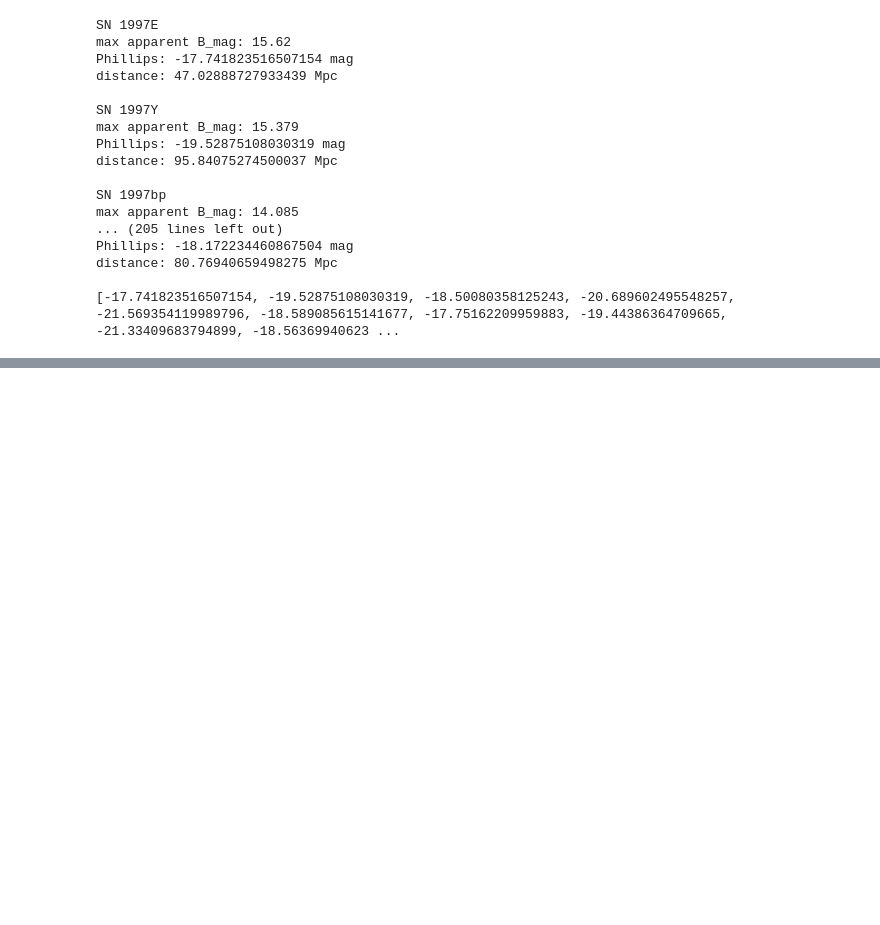
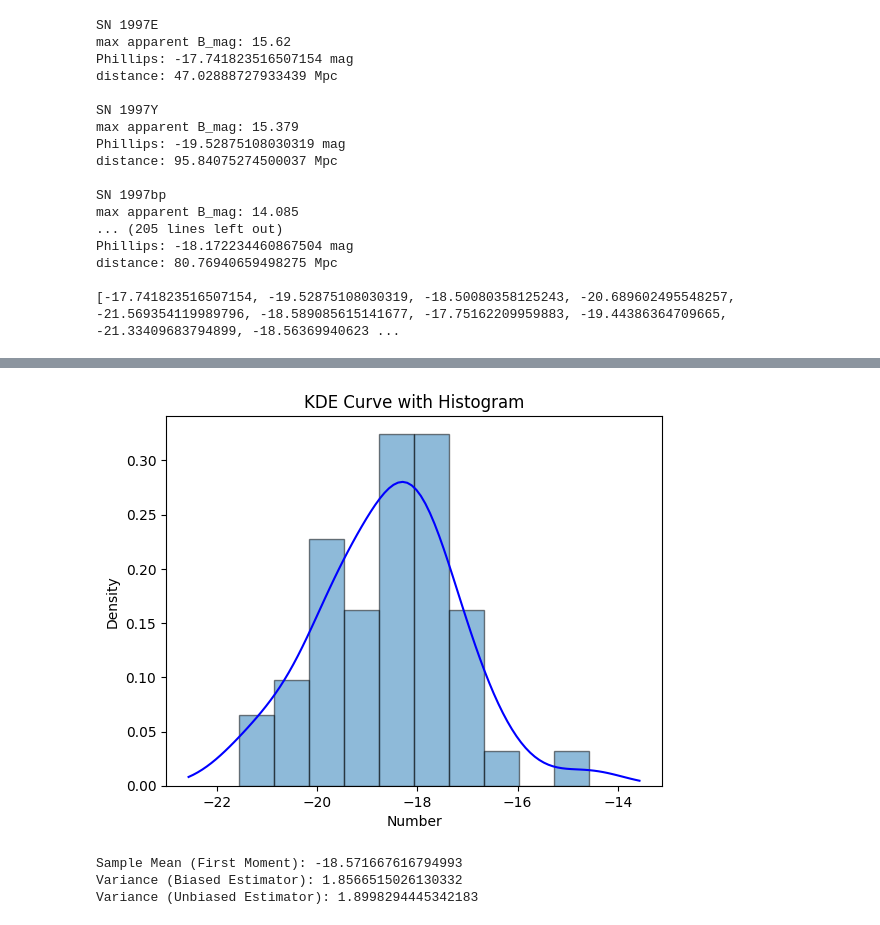
Before and after one commit to ThomasSchallar/statistics, a Jupyter notebook: Phillips-Relation.ipynb, the cells around one changed output, grey strips where cells are left out. Drawn from its saved outputs; the diff is of its cells as text; code cells hidden in the pictures; blank space fills up the shorter version.

```diff
--- a/Phillips-Relation.ipynb
+++ b/Phillips-Relation.ipynb
@@ -102,0 +117,54 @@ distance: 80.76940659498275 Mpc
+# %%
+from scipy.stats import gaussian_kde
+
+# Perform KDE
+kde = gaussian_kde(Mags, bw_method=0.5)
+x_vals = np.linspace(min(Mags) - 1, max(Mags) + 1, 100)
+y_vals = kde(x_vals)
+
+# Plot KDE curve
+plt.plot(x_vals, y_vals, color='blue', label='KDE Curve')
+
+# Add histogram for reference
+plt.hist(Mags, bins=10, density=True, alpha=0.5, edgecolor='black', label='Histogram')
+
+# Labels and legend
+plt.xlabel('Number')
+plt.ylabel('Density')
+plt.title('KDE Curve with Histogram')
+
+
+# Show plot
+plt.show()
+# %% [output]
+[figure, added]
+# %%
+#moments
+
+def moment_estimators(data):
+    # Number of data points
+    n = len(data)
+
+    # First sample moment (mean)
+    m1 = np.mean(data)
+
+    # Second sample moment
+    m2 = np.mean(np.square(data))
+
+    # Variance (biased estimator using moment estimators)
+    variance_biased = m2 - m1**2
+
+    # Unbiased variance estimator
+    variance_unbiased = np.var(data, ddof=1)  # Using numpy for ddof=1
+
+    return m1, variance_biased, variance_unbiased
+
+mean, variance_biased, variance_unbiased = moment_estimators(Mags)
+
+print(f"Sample Mean (First Moment): {mean}")
+print(f"Variance (Biased Estimator): {variance_biased}")
+print(f"Variance (Unbiased Estimator): {variance_unbiased}")
+# %% [output]
+Sample Mean (First Moment): -18.571667616794993
+Variance (Biased Estimator): 1.8566515026130332
+Variance (Unbiased Estimator): 1.8998294445342183
```
Also changed, not shown: parts of 2 cells of this notebook.
